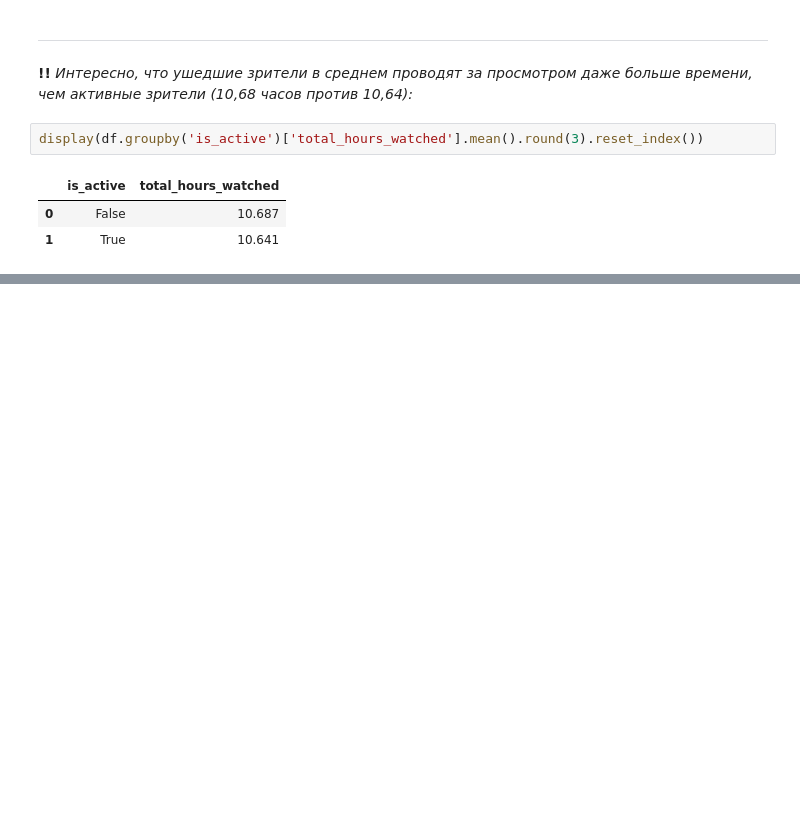
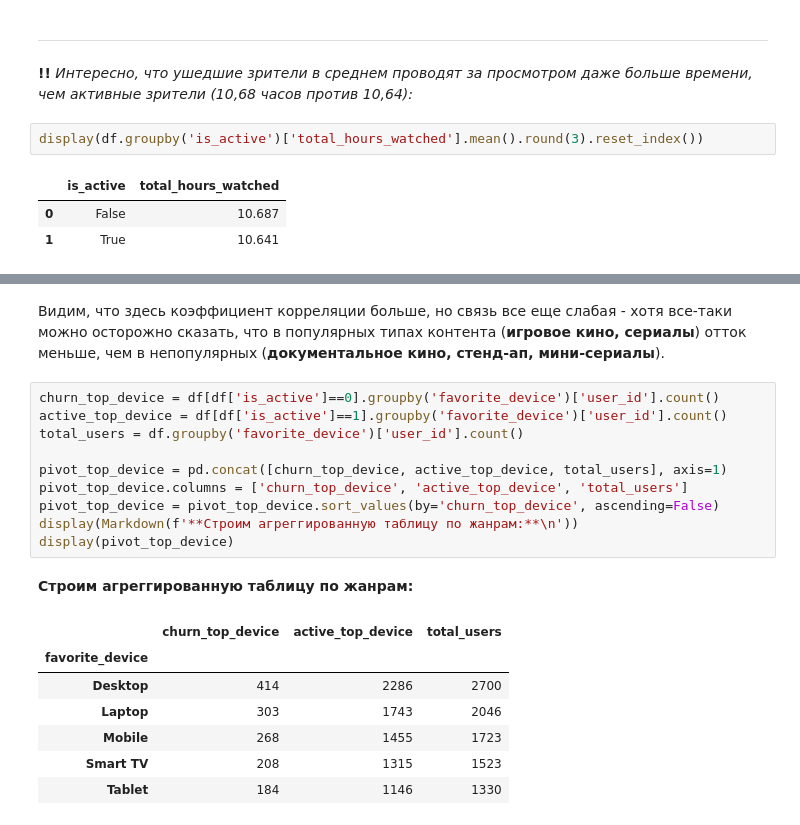
Before and after one commit to rouch314/netflix-users-behavior-analysis, a Jupyter notebook: netflix-analysis.ipynb, the cells around one changed output, grey strips where cells are left out. Saved outputs shown, nothing was run; the diff lists cells and outputs as text; blank space fills up the shorter version.

```diff
--- a/netflix-analysis.ipynb
+++ b/netflix-analysis.ipynb
@@ -1102,0 +1153,21 @@ display(df.groupby('is_active')['total_hours_watched'].mean().round(3).reset_ind
+# %% [markdown]
+Видим, что здесь коэффициент корреляции больше, но связь все еще слабая - хотя все-таки можно осторожно сказать, что в популярных типах контента (**игровое кино, сериалы**) отток меньше, чем в непопулярных (**документальное кино, стенд-ап, мини-сериалы**).
+# %%
+churn_top_device = df[df['is_active']==0].groupby('favorite_device')['user_id'].count()
+active_top_device = df[df['is_active']==1].groupby('favorite_device')['user_id'].count()
+total_users = df.groupby('favorite_device')['user_id'].count()
+
+pivot_top_device = pd.concat([churn_top_device, active_top_device, total_users], axis=1)
+pivot_top_device.columns = ['churn_top_device', 'active_top_device', 'total_users']
+pivot_top_device = pivot_top_device.sort_values(by='churn_top_device', ascending=False)
+display(Markdown(f'**Строим агреггированную таблицу по жанрам:**\n'))
+display(pivot_top_device)
+# %% [output]
+**Строим агреггированную таблицу по жанрам:**
+|  | churn_top_device | active_top_device | total_users |
+| favorite_device |  |  |  |
+| Desktop | 414 | 2286 | 2700 |
+| Laptop | 303 | 1743 | 2046 |
+| Mobile | 268 | 1455 | 1723 |
+| Smart TV | 208 | 1315 | 1523 |
+| Tablet | 184 | 1146 | 1330 |
```
Also changed, not shown: parts of 8 cells of this notebook.
